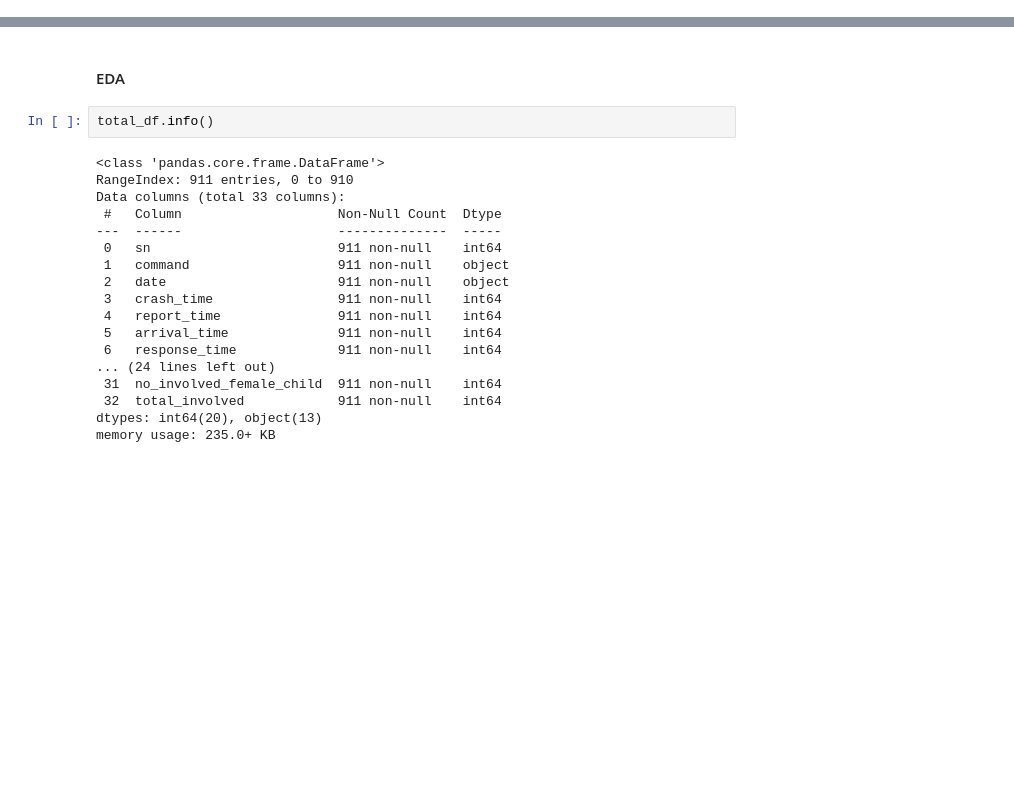
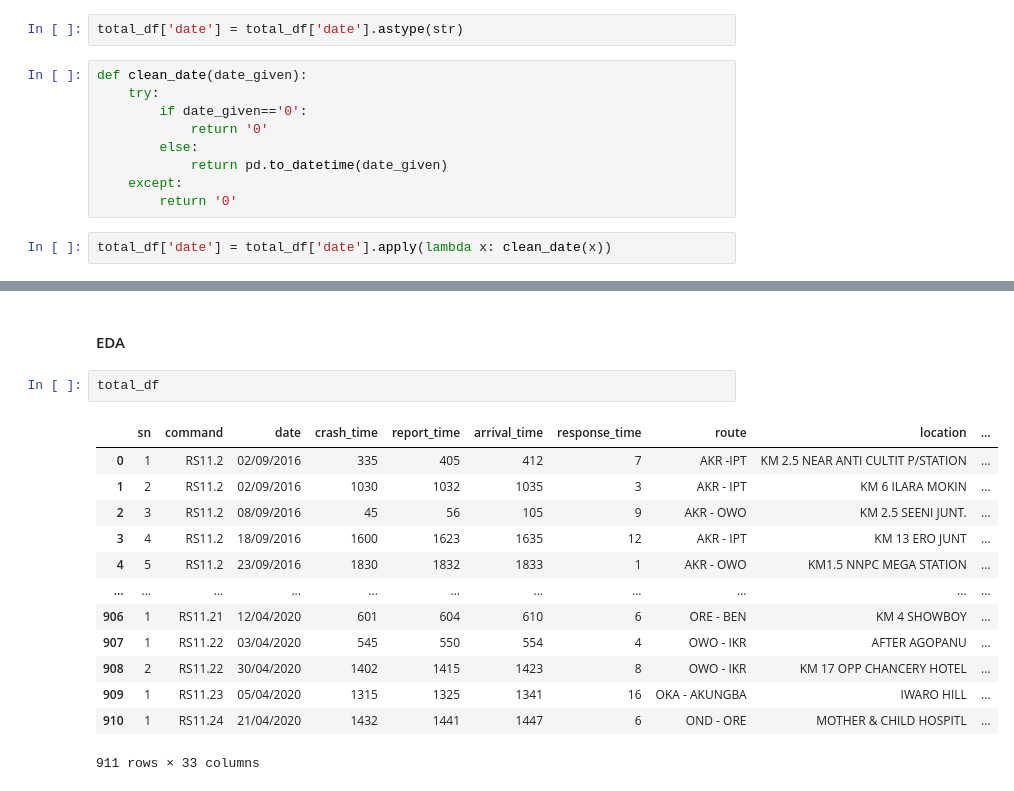
Before and after one commit to BayoOlawumi/AccidentPredictor, a Jupyter notebook: eda.ipynb, the cells around one changed output, grey strips where cells are left out. Saved outputs shown, nothing was run; the diff lists cells and outputs as text; blank space fills up the shorter version.

Commit message:
still cleaning

```diff
--- a/eda.ipynb
+++ b/eda.ipynb
@@ -29,3 +29,16 @@ total_df['crash_time'] = pd.to_numeric(new_crash_time)
 total_df['arrival_time'] = pd.to_numeric(new_arrival_time)
 # %%
 total_df['response_time'] = pd.to_numeric(new_response_time)
+# %%
+total_df['date'] = total_df['date'].astype(str)
+# %%
+def clean_date(date_given):
+    try:
+        if date_given=='0':
+            return '0'
+        else:
+            return pd.to_datetime(date_given)
+    except:
+        return '0'
+# %%
+total_df['date'] = total_df['date'].apply(lambda x: clean_date(x))
@@ -34,22 +67,18 @@ total_df.to_csv('data/aggregated.csv')
 # %% [markdown]
 #### EDA
 # %%
-total_df.info()
+total_df
 # %% [output]
+|  | sn | command | date | crash_time | report_time | arrival_time | response_time | route | location | ... |
+| 0 | 1 | RS11.2 | 02/09/2016 | 335 | 405 | 412 | 7 | AKR -IPT | KM 2.5 NEAR ANTI CULTIT P/STATION | ... |
+| 1 | 2 | RS11.2 | 02/09/2016 | 1030 | 1032 | 1035 | 3 | AKR - IPT | KM 6 ILARA MOKIN | ... |
+| 2 | 3 | RS11.2 | 08/09/2016 | 45 | 56 | 105 | 9 | AKR - OWO | KM 2.5 SEENI JUNT. | ... |
+| 3 | 4 | RS11.2 | 18/09/2016 | 1600 | 1623 | 1635 | 12 | AKR - IPT | KM 13 ERO JUNT | ... |
+| 4 | 5 | RS11.2 | 23/09/2016 | 1830 | 1832 | 1833 | 1 | AKR - OWO | KM1.5 NNPC MEGA STATION | ... |
+| ... | ... | ... | ... | ... | ... | ... | ... | ... | ... | ... |
+| 906 | 1 | RS11.21 | 12/04/2020 | 601 | 604 | 610 | 6 | ORE - BEN | KM 4 SHOWBOY | ... |
+| 907 | 1 | RS11.22 | 03/04/2020 | 545 | 550 | 554 | 4 | OWO - IKR | AFTER AGOPANU | ... |
+| 908 | 2 | RS11.22 | 30/04/2020 | 1402 | 1415 | 1423 | 8 | OWO - IKR | KM 17 OPP CHANCERY HOTEL | ... |
+| 909 | 1 | RS11.23 | 05/04/2020 | 1315 | 1325 | 1341 | 16 | OKA - AKUNGBA | IWARO HILL | ... |
+| 910 | 1 | RS11.24 | 21/04/2020 | 1432 | 1441 | 1447 | 6 | OND - ORE | MOTHER & CHILD HOSPITL | ... |
-<class 'pandas.core.frame.DataFrame'>
-RangeIndex: 911 entries, 0 to 910
-Data columns (total 33 columns):
- #   Column                    Non-Null Count  Dtype
----  ------                    --------------  -----
- 0   sn                        911 non-null    int64
- 1   command                   911 non-null    object
- 2   date                      911 non-null    object
- 3   crash_time                911 non-null    int64
- 4   report_time               911 non-null    int64
- 5   arrival_time              911 non-null    int64
- 6   response_time             911 non-null    int64
-... (24 lines left out)
- 31  no_involved_female_child  911 non-null    int64
- 32  total_involved            911 non-null    int64
-dtypes: int64(20), object(13)
-memory usage: 235.0+ KB
+911 rows × 33 columns
```
Also changed, not shown: parts of 1 cell of this notebook.
